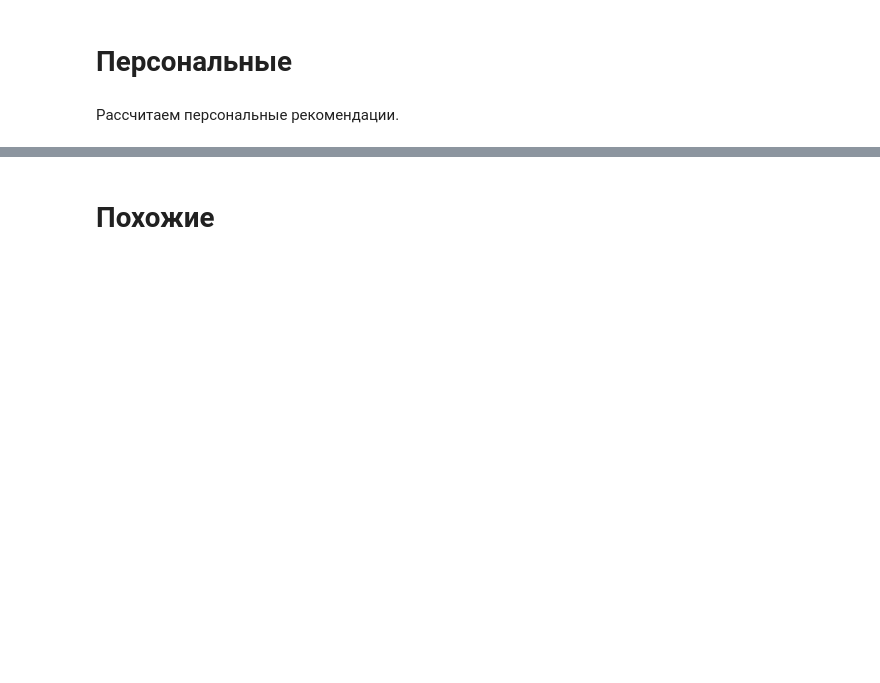
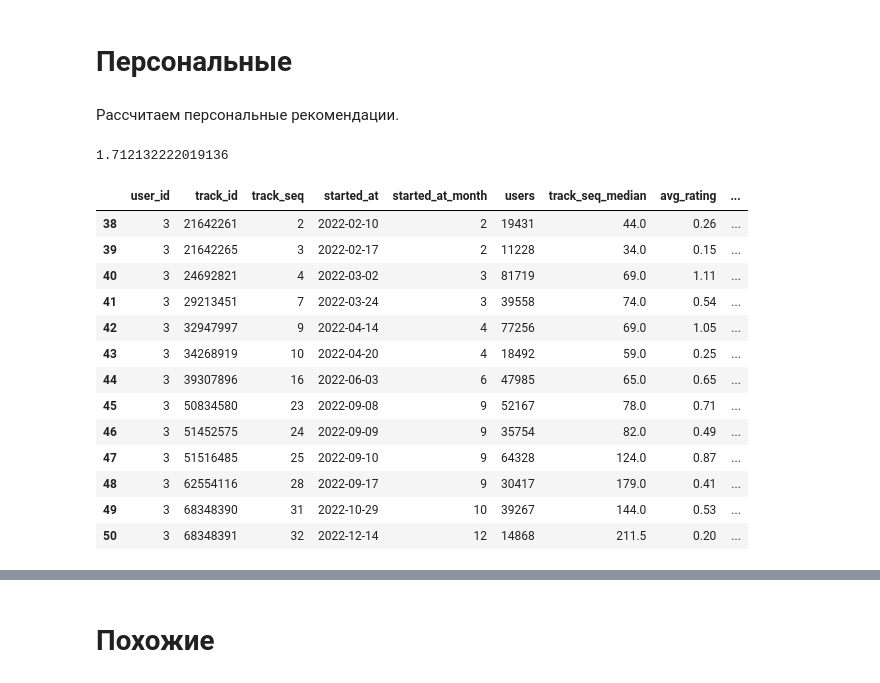
Before and after one commit to marsel171/mle-project-sprint-4, a Jupyter notebook: recommendations.ipynb, the cells around one changed output, grey strips where cells are left out. Drawn from its saved outputs; the diff is of its cells as text; code cells hidden in the pictures; blank space fills up the shorter version.

```diff
--- a/recommendations.ipynb
+++ b/recommendations.ipynb
@@ -71,3 +1317,35 @@ import pandas as pd
 # Персональные
 # %% [markdown]
 Рассчитаем персональные рекомендации.
+# %%
+# Перед выпонением кода ниже можно почистить kernel
+
+import pandas as pd
+import numpy as np
+import sklearn.preprocessing
+import scipy
+import sys
+from implicit.als import AlternatingLeastSquares
+
+items = pd.read_parquet("items.parquet")
+events = pd.read_parquet("events.parquet")
+events_train = pd.read_parquet("events_train.parquet")
+events_test = pd.read_parquet("events_test.parquet")
+
+# als_recommendations = pd.read_parquet("personal_als.parquet")
+# %%
+# перекодируем идентификаторы пользователей:
+# из имеющихся в последовательность 0, 1, 2, ...
+user_encoder = sklearn.preprocessing.LabelEncoder()
+user_encoder.fit(events["user_id"])
+events_train["user_id_enc"] = user_encoder.transform(events_train["user_id"])
+events_test["user_id_enc"] = user_encoder.transform(events_test["user_id"])
+
+# перекодируем идентификаторы объектов:
+# из имеющихся в последовательность 0, 1, 2, ...
+item_encoder = sklearn.preprocessing.LabelEncoder()
+item_encoder.fit(items["track_id"])
+items["track_id_enc"] = item_encoder.transform(items["track_id"])
+
+events_train["track_id_enc"] = item_encoder.transform(events_train["track_id"])
+events_test["track_id_enc"] = item_encoder.transform(events_test["track_id"])
@@ -73,0 +1358,6 @@ import pandas as pd
+# %%
+# Размеры памяти, требуемой для хранения матрицы взаимодействий
+sum([sys.getsizeof(i) for i in user_item_matrix_train.data])/1024**3
+# матрица занимает 1.7Гб места
+# %% [output]
+1.712132222019136
@@ -73,0 +1387,17 @@ import pandas as pd
+# %%
+events_train[events_train['user_id']==3]
+# %% [output]
+|  | user_id | track_id | track_seq | started_at | started_at_month | users | track_seq_median | avg_rating | ... |
+| 38 | 3 | 21642261 | 2 | 2022-02-10 | 2 | 19431 | 44.0 | 0.26 | ... |
+| 39 | 3 | 21642265 | 3 | 2022-02-17 | 2 | 11228 | 34.0 | 0.15 | ... |
+| 40 | 3 | 24692821 | 4 | 2022-03-02 | 3 | 81719 | 69.0 | 1.11 | ... |
+| 41 | 3 | 29213451 | 7 | 2022-03-24 | 3 | 39558 | 74.0 | 0.54 | ... |
+| 42 | 3 | 32947997 | 9 | 2022-04-14 | 4 | 77256 | 69.0 | 1.05 | ... |
+| 43 | 3 | 34268919 | 10 | 2022-04-20 | 4 | 18492 | 59.0 | 0.25 | ... |
+| 44 | 3 | 39307896 | 16 | 2022-06-03 | 6 | 47985 | 65.0 | 0.65 | ... |
+| 45 | 3 | 50834580 | 23 | 2022-09-08 | 9 | 52167 | 78.0 | 0.71 | ... |
+| 46 | 3 | 51452575 | 24 | 2022-09-09 | 9 | 35754 | 82.0 | 0.49 | ... |
+| 47 | 3 | 51516485 | 25 | 2022-09-10 | 9 | 64328 | 124.0 | 0.87 | ... |
+| 48 | 3 | 62554116 | 28 | 2022-09-17 | 9 | 30417 | 179.0 | 0.41 | ... |
+| 49 | 3 | 68348390 | 31 | 2022-10-29 | 10 | 39267 | 144.0 | 0.53 | ... |
+| 50 | 3 | 68348391 | 32 | 2022-12-14 | 12 | 14868 | 211.5 | 0.20 | ... |
```
Also changed, not shown: parts of 157 cells of this notebook, 1 other file.
